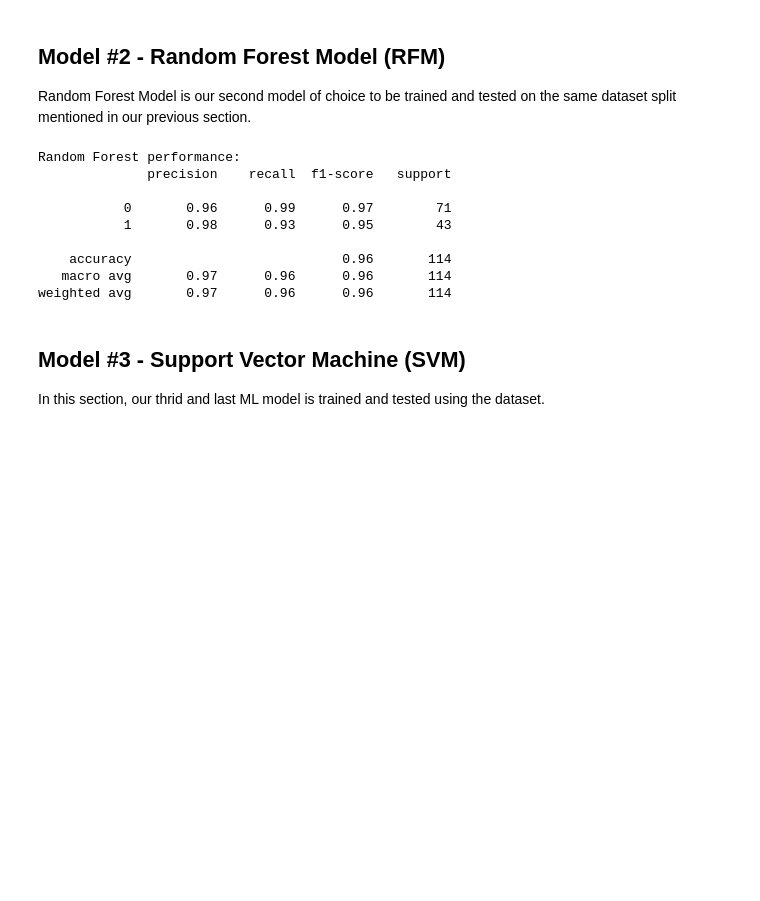
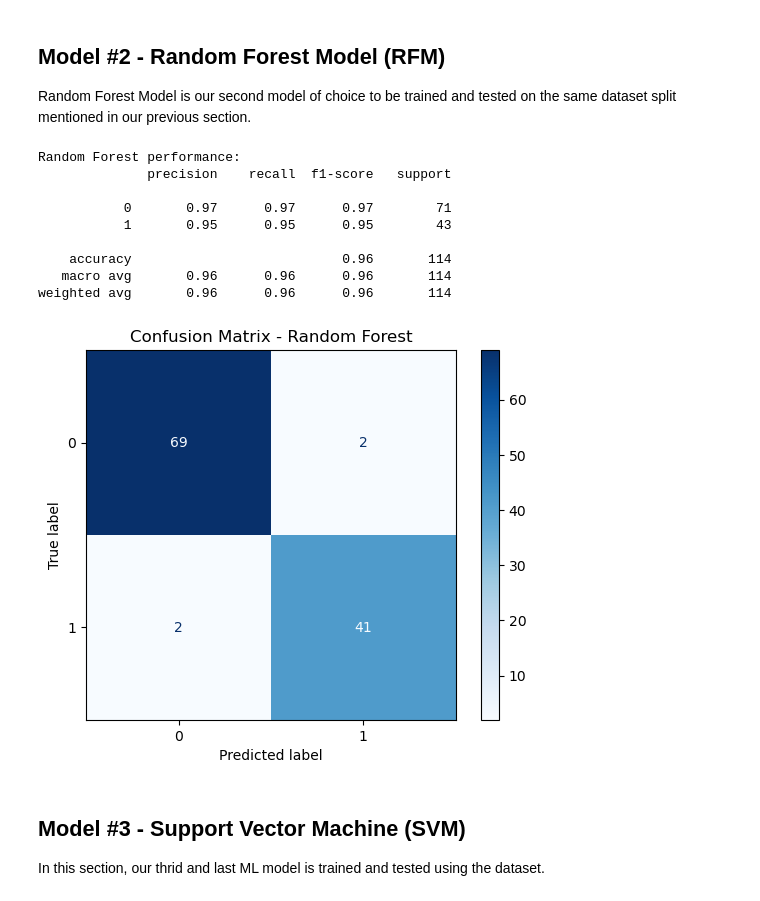
Before and after one commit to omaralfaqih6/breast_cancer_wisconsin, a Jupyter notebook: src/data_prep_mod_setup.ipynb, the cells around one changed output. Cells and saved outputs as stored; diff of their text form; code cells hidden in the pictures; blank space fills up the shorter version.

```diff
--- a/src/data_prep_mod_setup.ipynb
+++ b/src/data_prep_mod_setup.ipynb
@@ -380,33 +446,42 @@ Random Forest Model is our second model of choice to be trained and tested on th
 # %%
 # Random Forest fitting and prediction
 # Random Forest Model is our second model of choice to be trained and tested on the same dataset split mentioned in our previous section.
 # We will use the RandomForestClassifier class from sklearn.ensemble to create the model
 from sklearn.ensemble import RandomForestClassifier
 
 # Create a Random Forest Classifier with a random state for reproducibility
 # The random_state parameter ensures that the results are consistent across runs
 rf = RandomForestClassifier(random_state=42)
 
 # Fit the Random Forest model to the training data
 rf.fit(X_train, y_train)
 
 # Predict the labels for the test data using the trained Random Forest model
 # This will give us the predicted labels for the test set, which we can then compare with the true labels
 # The predictions will be used to evaluate the model's performance
 y_pred_rf = rf.predict(X_test)
 
 print("Random Forest performance:")
 print(classification_report(y_test, y_pred_rf))
+
+# Confusion Matrix
+cm = confusion_matrix(y_test, y_pred_rf)
+disp = ConfusionMatrixDisplay(confusion_matrix=cm, display_labels=rf.classes_)
+disp.plot(cmap='Blues')
+plt.title("Confusion Matrix - Random Forest")
+plt.grid(False)
+plt.show()
 # %% [output]
 Random Forest performance:
               precision    recall  f1-score   support
 
-           0       0.96      0.99      0.97        71
-           1       0.98      0.93      0.95        43
+           0       0.97      0.97      0.97        71
+           1       0.95      0.95      0.95        43
 
     accuracy                           0.96       114
-   macro avg       0.97      0.96      0.96       114
-weighted avg       0.97      0.96      0.96       114
+   macro avg       0.96      0.96      0.96       114
+weighted avg       0.96      0.96      0.96       114
+[figure, added]
 # %% [markdown]
 ## Model #3 - Support Vector Machine (SVM)<br>
 In this section, our thrid and last ML model is trained and tested using the dataset.
```
Also changed, not shown: parts of 17 cells of this notebook.
